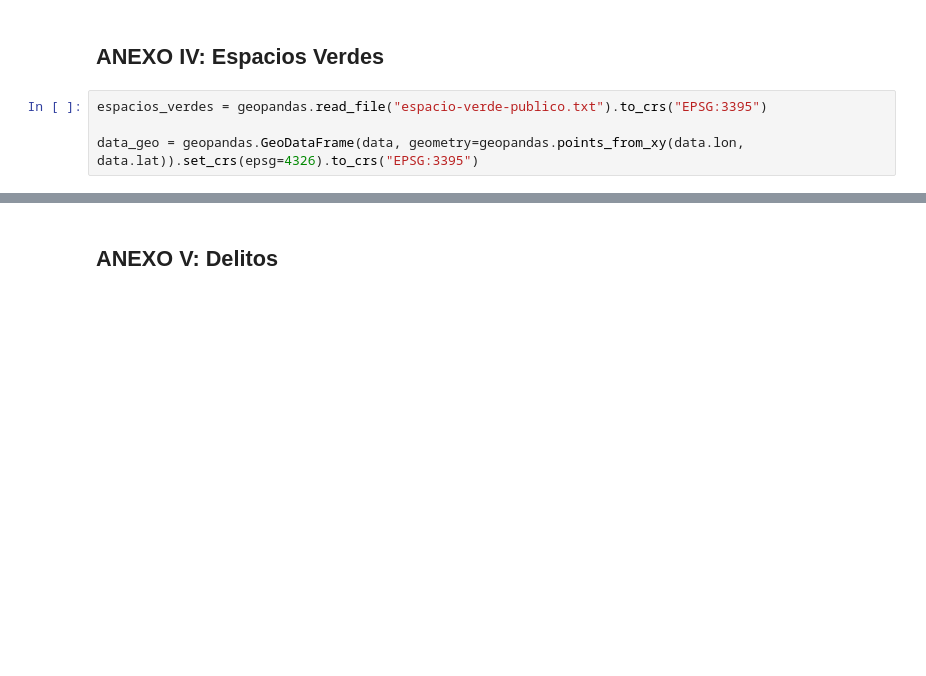
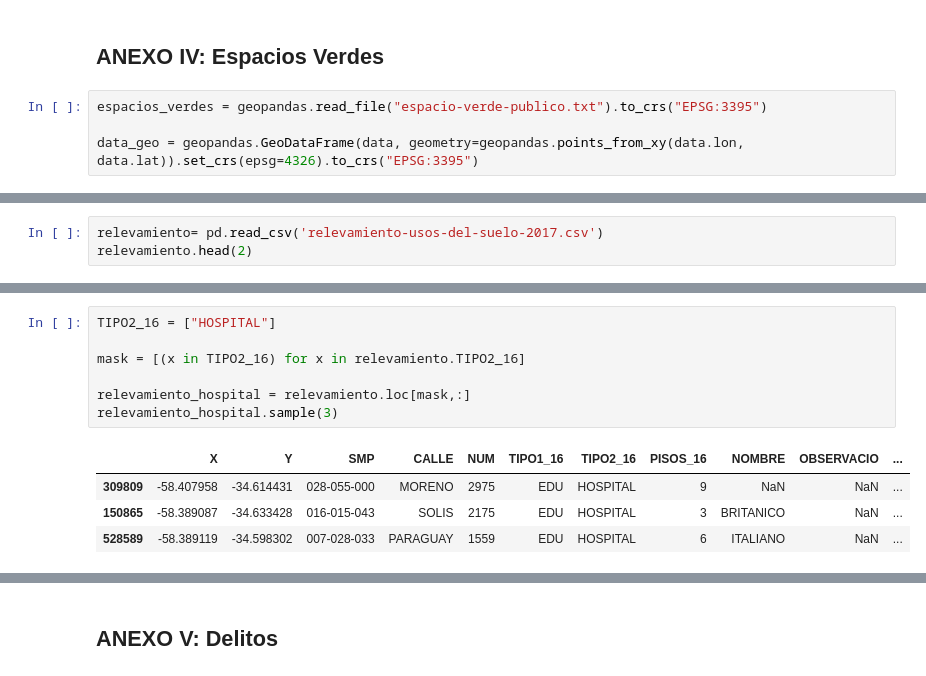
Before and after one commit to franfasan1/DH_G8_desafio1, a Jupyter notebook: notebook_desafio.ipynb, the cells around one changed output, grey strips where cells are left out. Saved outputs shown, nothing was run; the diff lists cells and outputs as text; blank space fills up the shorter version.

```diff
--- a/notebook_desafio.ipynb
+++ b/notebook_desafio.ipynb
@@ -816,0 +821,3 @@ data = data.join(espacios_verdes_cerca)
+# %%
+relevamiento= pd.read_csv('relevamiento-usos-del-suelo-2017.csv')
+relevamiento.head(2)
@@ -816,0 +828,12 @@ data = data.join(espacios_verdes_cerca)
+# %%
+TIPO2_16 = ["HOSPITAL"]
+
+mask = [(x in TIPO2_16) for x in relevamiento.TIPO2_16]
+
+relevamiento_hospital = relevamiento.loc[mask,:]
+relevamiento_hospital.sample(3)
+# %% [output]
+|  | X | Y | SMP | CALLE | NUM | TIPO1_16 | TIPO2_16 | PISOS_16 | NOMBRE | OBSERVACIO | ... |
+| 309809 | -58.407958 | -34.614431 | 028-055-000 | MORENO | 2975 | EDU | HOSPITAL | 9 | NaN | NaN | ... |
+| 150865 | -58.389087 | -34.633428 | 016-015-043 | SOLIS | 2175 | EDU | HOSPITAL | 3 | BRITANICO | NaN | ... |
+| 528589 | -58.389119 | -34.598302 | 007-028-033 | PARAGUAY | 1559 | EDU | HOSPITAL | 6 | ITALIANO | NaN | ... |
```
Also changed, not shown: parts of 15 cells of this notebook.
